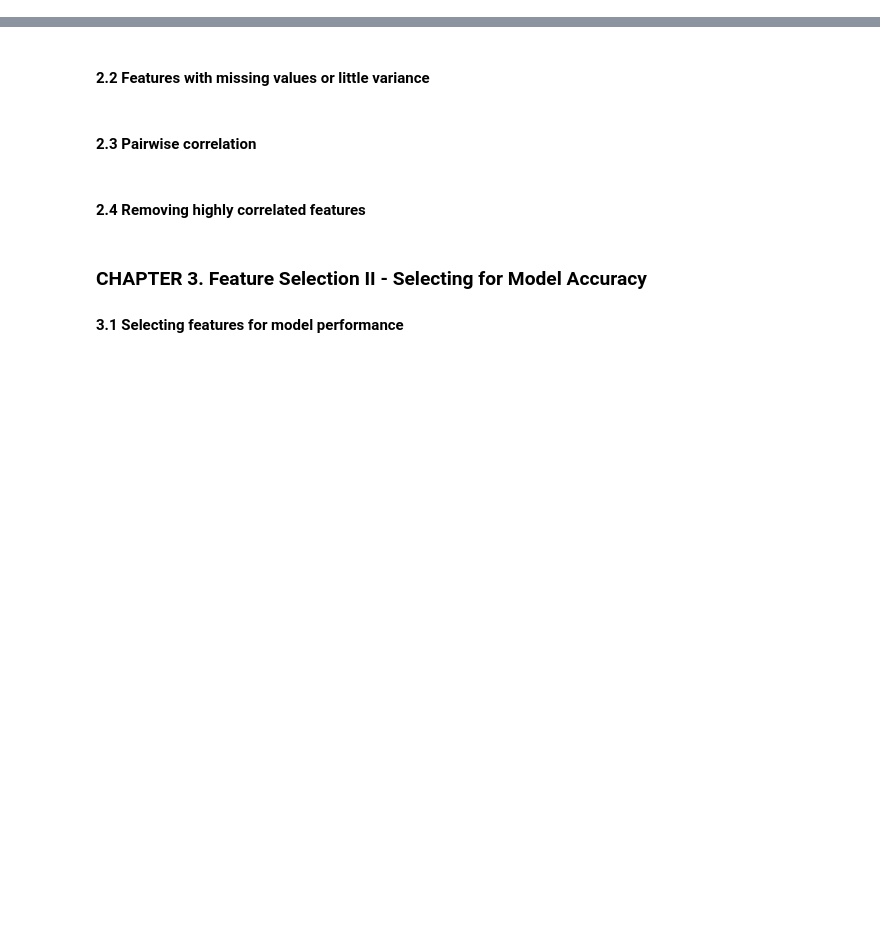
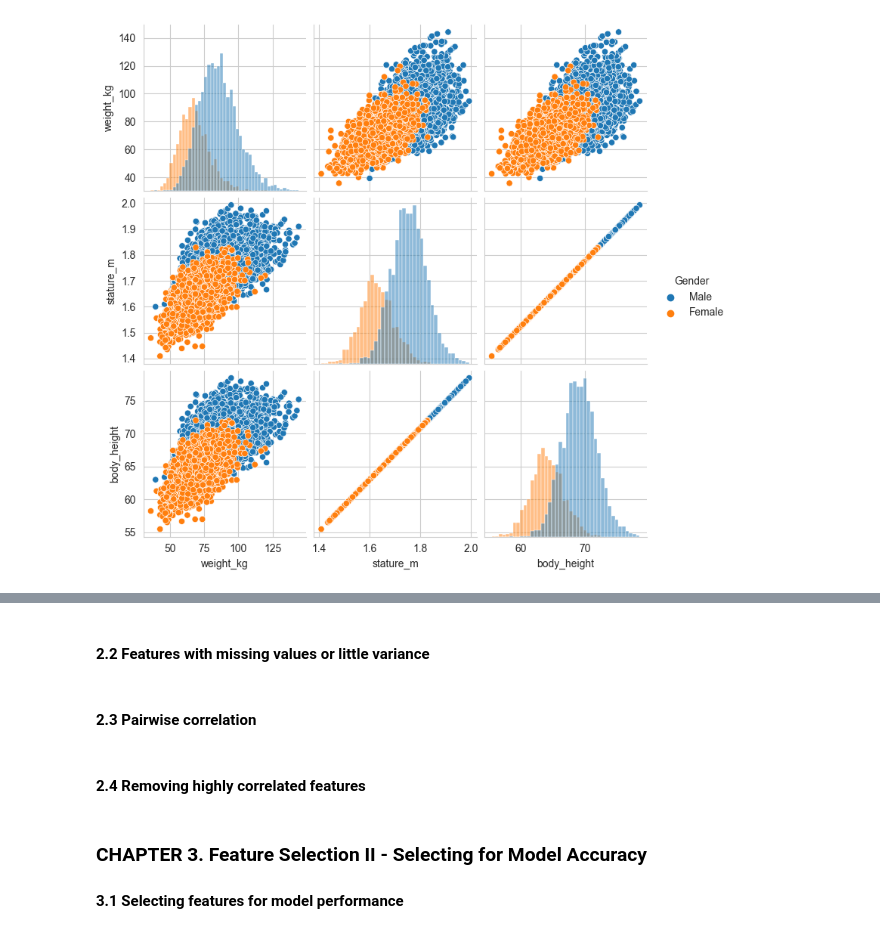
Before and after one commit to GuoweiYang19891101/datacamp_machine_learning_scientist_python, a Jupyter notebook: 7_dimension_reduction.ipynb, the cells around one changed output, grey strips where cells are left out. Cells and saved outputs as stored; diff of their text form; code cells hidden in the pictures; blank space fills up the shorter version.

```diff
--- a/7_dimension_reduction.ipynb
+++ b/7_dimension_reduction.ipynb
@@ -8,0 +67,12 @@
+# %%
+# visually detecting redundant features
+import pandas as pd
+import seaborn as sns
+import matplotlib.pyplot as plt
+
+# get datasets
+ansur_df_male = pd.read_csv('7_datasets/ANSUR_male.csv')
+ansur_df_female = pd.read_csv('7_datasets/ANSUR_female.csv')
+ansur_df = pd.concat([ansur_df_male, ansur_df_female])
+print(ansur_df.shape)
+print(ansur_df.info())
@@ -8,0 +107,18 @@
+# %%
+# create new columns
+ansur_df['body_height'] = ansur_df['stature_m'] * 39.37
+ansur_df['n_legs'] = 2
+
+# get two subset datasets
+cols_1 = ['Gender', 'weight_kg', 'stature_m', 'body_height']
+cols_2 = ['Gender', 'footlength', 'headlength', 'n_legs']
+ansur_df_1 = ansur_df[cols_1]
+ansur_df_2 = ansur_df[cols_2]
+# %%
+# create pairplot for 'ansur_df_1' to detect redundant features
+sns.pairplot(ansur_df_1, hue='Gender', diag_kind='hist')
+plt.show()
+
+# two features 'body_height' and 'stature_m' are duplicates, remove one of them.
+# %% [output]
+[figure, added]
```
Also changed, not shown: parts of 17 cells of this notebook.
